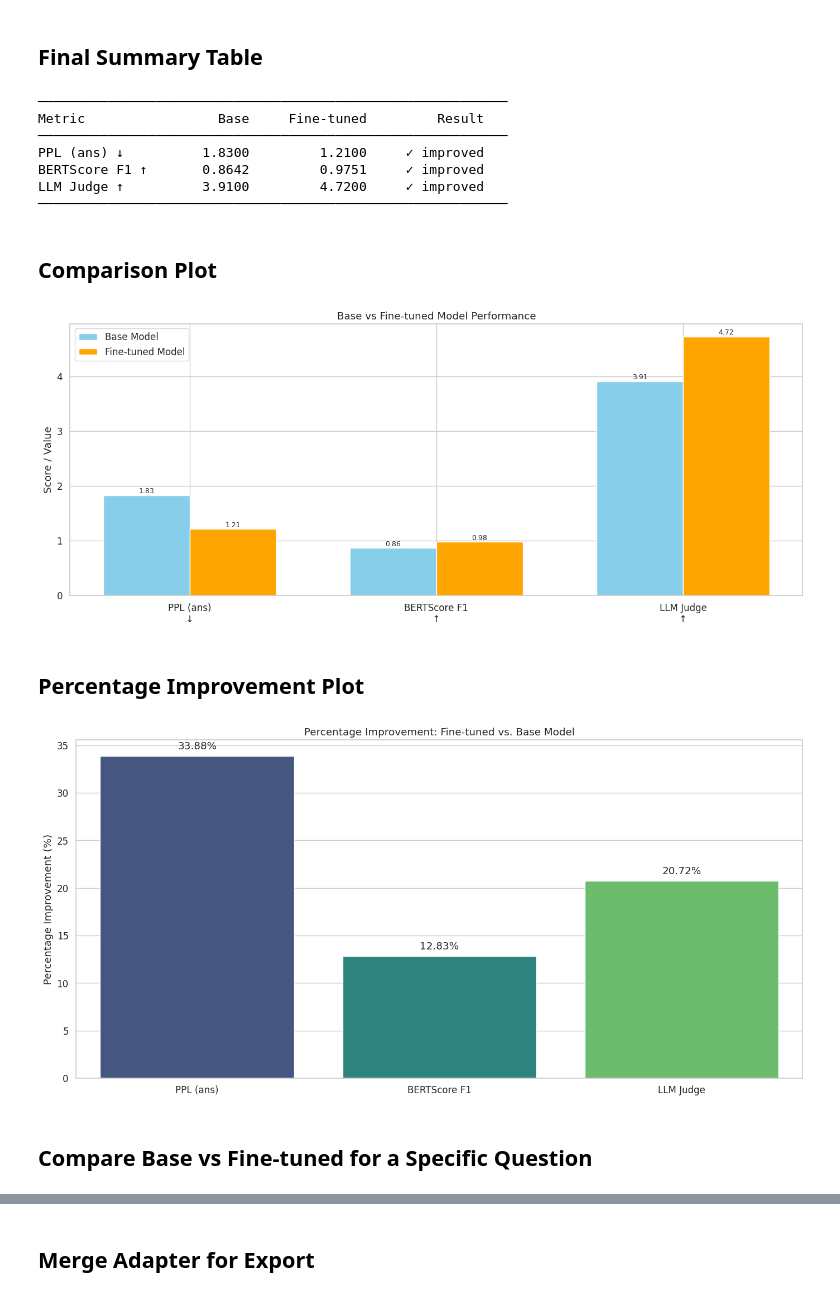
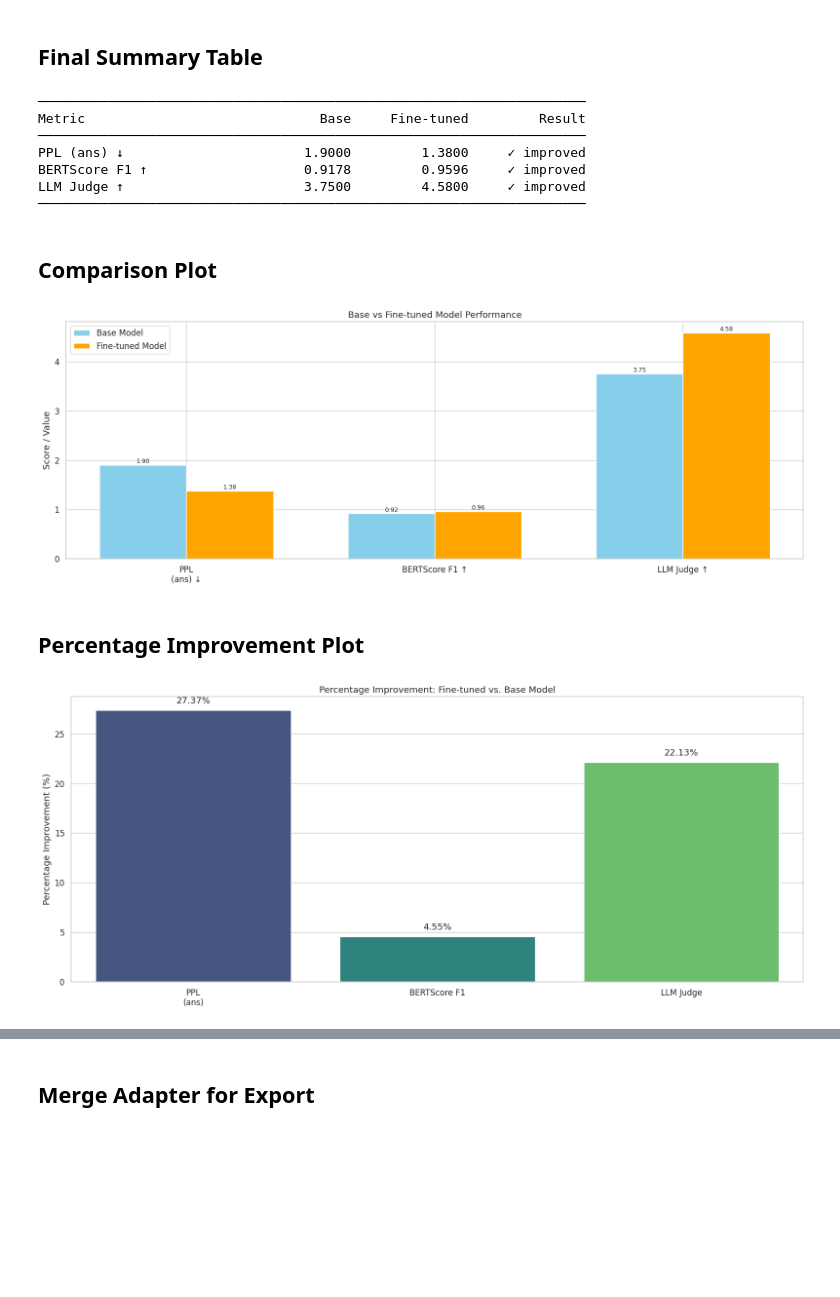
Before and after one commit to junaidariie/FinAI, a Jupyter notebook: Notebook/Qwen2_5_1_5B_instruct_finance.ipynb, the cells around one changed output, grey strips where cells are left out. Saved outputs shown, nothing was run; the diff lists cells and outputs as text; code cells hidden in the pictures; blank space fills up the shorter version.

```diff
--- a/Notebook/Qwen2_5_financial_finetuning.ipynb
+++ b/Notebook/Qwen2_5_1_5B_instruct_finance.ipynb
@@ -87,7 +100,7 @@ DATASET_ID = "sweatSmile/FinanceQA"
 BNB_CONFIG = BitsAndBytesConfig(
     load_in_4bit=True,
     bnb_4bit_quant_type="nf4",
-    bnb_4bit_compute_dtype=torch.bfloat16,
+    bnb_4bit_compute_dtype=DTYPE,
     bnb_4bit_use_double_quant=True,
 )
 # %% [markdown]
@@ -130,6 +141,7 @@ model = prepare_model_for_kbit_training(
     use_gradient_checkpointing=True,
     gradient_checkpointing_kwargs={"use_reentrant": False}
 )
+model.config.use_cache = False
 # %% [markdown]
 ## LoRA Configuration
 # %%
@@ -353,13 +436,17 @@ Training complete! Adapter saved to: ./qwen2.5-1.5b-qlora-sft
 # %% [markdown]
 ## Load Base & Fine-tuned Models for Evaluation
 # %%
+for _name in ("trainer", "model"):
+    globals().pop(_name, None)
+gc.collect()
+torch.cuda.empty_cache()
+
 print("Loading base model for comparison...")
 base_model = AutoModelForCausalLM.from_pretrained(
     MODEL_ID,
     quantization_config=BNB_CONFIG,
     device_map="auto",
-    torch_dtype=torch.bfloat16,
-    trust_remote_code=True,
+    dtype=DTYPE,
 )
 
 print("Loading fine-tuned model for comparison...")
@@ -367,8 +454,7 @@ ft_base_model = AutoModelForCausalLM.from_pretrained(
     MODEL_ID,
     quantization_config=BNB_CONFIG,
     device_map="auto",
-    torch_dtype=torch.bfloat16,
-    trust_remote_code=True,
+    dtype=DTYPE,
 )
 ft_model = PeftModel.from_pretrained(ft_base_model, OUTPUT_DIR)
 # %% [output]
@@ -692,24 +767,19 @@ Improvement                : 20.7%
 # %% [markdown]
 ## Final Summary Table
 # %%
-print("\n" + "\u2500" * 60)
+W = 70
+print("\n" + "\u2500" * W)
 
 print(
-    f"{'Metric':<15}"
+    f"{'Metric':<28}"
     f"{'Base':>12}"
     f"{'Fine-tuned':>15}"
     f"{'Result':>15}"
 )
 
-print("\u2500" * 60)
+print("\u2500" * W)
 
-metrics = [
-    ("PPL (ans) \u2193", base_ppl, ft_ppl, True),
-    ("BERTScore F1 \u2191", base_bs_f1, ft_bs_f1, False),
-    ("LLM Judge \u2191", base_judge_avg, ft_judge_avg, False),
-]
-
-for metric, base_v, ft_v, lower_better in metrics:
+for metric, (base_v, ft_v, lower_better) in RESULTS.items():
 
     improved = (
         ft_v < base_v
@@ -724,57 +794,59 @@ for metric, base_v, ft_v, lower_better in metrics:
     )
 
     print(
-        f"{metric:<15}"
+        f"{metric:<28}"
         f"{base_v:>12.4f}"
         f"{ft_v:>15.4f}"
         f"{result:>15}"
     )
 
-print("\u2500" * 60)
+print("\u2500" * W)
 # %% [output]
-────────────────────────────────────────────────────────────
-Metric                 Base     Fine-tuned         Result
-────────────────────────────────────────────────────────────
-PPL (ans) ↓          1.8300         1.2100     ✓ improved
-BERTScore F1 ↑       0.8642         0.9751     ✓ improved
-LLM Judge ↑          3.9100         4.7200     ✓ improved
-────────────────────────────────────────────────────────────
+──────────────────────────────────────────────────────────────────────
+Metric                              Base     Fine-tuned         Result
+──────────────────────────────────────────────────────────────────────
+PPL (ans) ↓                       1.9000         1.3800     ✓ improved
+BERTScore F1 ↑                    0.9178         0.9596     ✓ improved
+LLM Judge ↑                       3.7500         4.5800     ✓ improved
+──────────────────────────────────────────────────────────────────────
 # %% [markdown]
 ## Comparison Plot
 # %%
-metric_names = ["PPL (ans)\n\u2193", "BERTScore F1\n\u2191", "LLM Judge\n\u2191"]
-base_values = [base_ppl, base_bs_f1, base_judge_avg]
-finetuned_values = [ft_ppl, ft_bs_f1, ft_judge_avg]
+def short_name(metric):
+    return metric.replace(" (", "\n(", 1)
+
+metric_names = [short_name(m) for m in RESULTS]
+base_values = [v[0] for v in RESULTS.values()]
+finetuned_values = [v[1] for v in RESULTS.values()]
 
 sns.set(style="whitegrid", font_scale=1.1)
 
 x = range(len(metric_names))
 width = 0.35
 
-plt.figure(figsize=(14, 6))
+plt.figure(figsize=(16, 6))
 plt.bar([i - width/2 for i in x], base_values, width, label="Base Model", color="skyblue")
 plt.bar([i + width/2 for i in x], finetuned_values, width, label="Fine-tuned Model", color="orange")
 
 plt.xticks(x, metric_names)
 plt.ylabel("Score / Value")
 plt.title("Base vs Fine-tuned Model Performance")
 plt.legend()
 
 for i, (b, f) in enumerate(zip(base_values, finetuned_values)):
     plt.text(i - width/2, b + 0.01, f"{b:.2f}", ha="center", va="bottom", fontsize=9)
     plt.text(i + width/2, f + 0.01, f"{f:.2f}", ha="center", va="bottom", fontsize=9)
 
 plt.tight_layout()
 plt.show()
 # %% [output]
-[figure, old version]
+[figure, new version]
 # %% [markdown]
 ## Percentage Improvement Plot
 # %%
 plot_data = [
-    ("PPL (ans)", base_ppl, ft_ppl, True),
-    ("BERTScore F1", base_bs_f1, ft_bs_f1, False),
-    ("LLM Judge", base_judge_avg, ft_judge_avg, False),
+    (m.replace(" \u2191", "").replace(" \u2193", "").replace(" (", "\n(", 1), base_v, ft_v, lower)
+    for m, (base_v, ft_v, lower) in RESULTS.items()
 ]
 
 improvement_percentages = []
@@ -783,7 +855,7 @@ plot_labels = []
 for name, base_val, ft_val, lower_is_better in plot_data:
     plot_labels.append(name)
     if base_val == 0:
-        improvement_percentages.append(0.0 if ft_val == 0 else 100.0)
+        improvement_percentages.append(0.0 if ft_val == 0 else (-100.0 if lower_is_better else 100.0))
         continue
     if lower_is_better:
         improvement = ((base_val - ft_val) / base_val) * 100
@@ -791,7 +863,7 @@ for name, base_val, ft_val, lower_is_better in plot_data:
         improvement = ((ft_val - base_val) / base_val) * 100
     improvement_percentages.append(improvement)
 
-plt.figure(figsize=(14, 7))
+plt.figure(figsize=(16, 7))
 sns.barplot(x=plot_labels, y=improvement_percentages, hue=plot_labels, palette="viridis", legend=False)
 
 plt.ylabel("Percentage Improvement (%)")
@@ -810,6 +882,4 @@ for index, value in enumerate(improvement_percentages):
 plt.tight_layout()
 plt.show()
 # %% [output]
-[figure, old version]
+[figure, new version]
-# %% [markdown]
-## Compare Base vs Fine-tuned for a Specific Question
```
Also changed, not shown: parts of 43 cells of this notebook, 16 other files.
